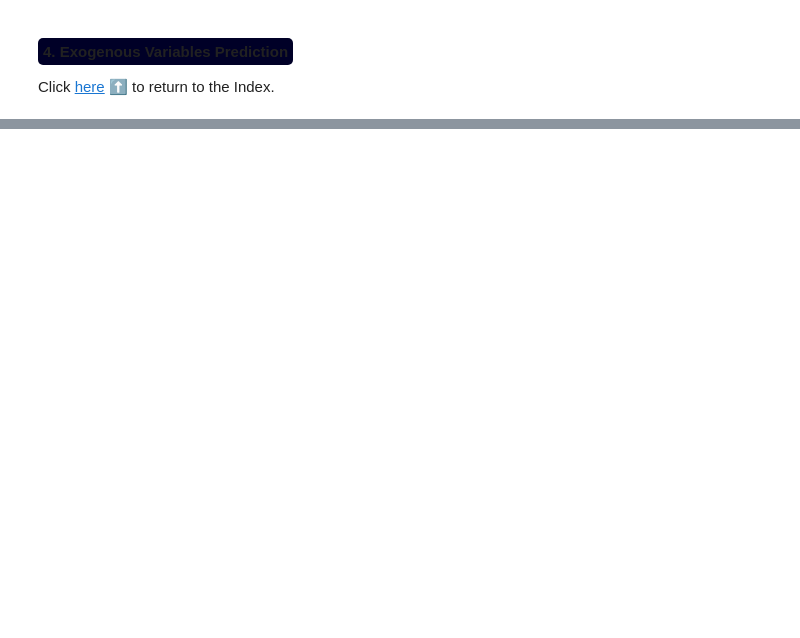
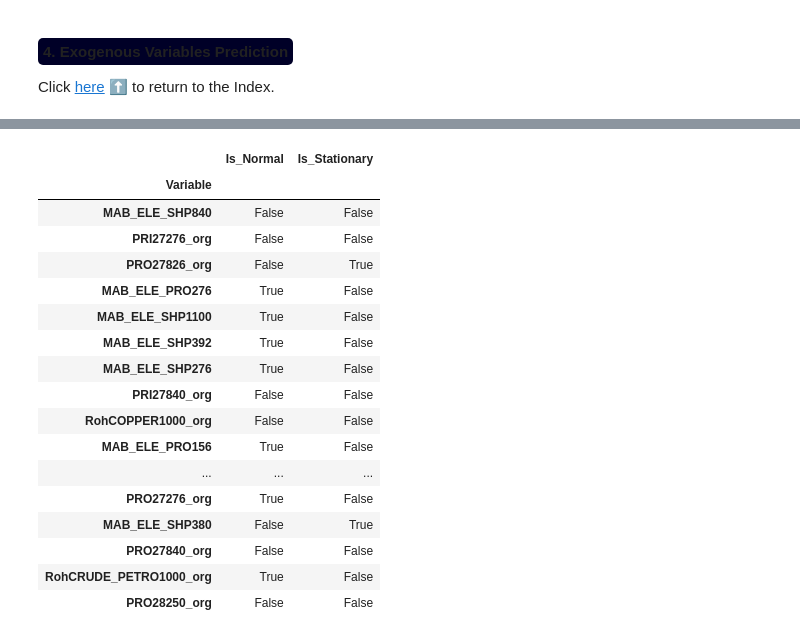
Before and after one commit to BeatrizAzevedoMonteiro/BCwDS_Case-2_SIEMENS_MonthlySalesForecast, a Jupyter notebook: modeling.ipynb, the cells around one changed output, grey strips where cells are left out. Cells and saved outputs as stored; diff of their text form; code cells hidden in the pictures; blank space fills up the shorter version.

```diff
--- a/modeling.ipynb
+++ b/modeling.ipynb
@@ -2328,0 +2347,48 @@ print(df_test_filled.head())
+# %%
+def classify_variable(series):
+    """Classifies variable based on normality and stationarity tests."""
+    clean_series = series.dropna()
+
+    # Initialize results (default: not normal, not stationary)
+    is_normal = False
+    is_stationary = False
+    if len(clean_series) > 3:
+        # Normality test (Shapiro-Wilk)
+        _, shapiro_p = shapiro(clean_series)
+        is_normal = shapiro_p > 0.05  # p > 0.05 → normal
+
+        # Stationarity test (ADF)
+        adf_result = adfuller(clean_series)
+        adf_p = adf_result[1]
+        is_stationary = adf_p < 0.05  # p < 0.05 → stationary
+
+    return is_normal, is_stationary
+
+results = []
+for col in combined_macros.columns:
+    is_normal, is_stationary = classify_variable(combined_macros[col])
+    results.append({
+        "Variable": col,
+        "Is_Normal": is_normal,
+        "Is_Stationary": is_stationary})
+classification_results = pd.DataFrame(results).set_index("Variable")
+classification_results
+# %% [output]
+|  | Is_Normal | Is_Stationary |
+| Variable |  |  |
+| MAB_ELE_SHP840 | False | False |
+| PRI27276_org | False | False |
+| PRO27826_org | False | True |
+| MAB_ELE_PRO276 | True | False |
+| MAB_ELE_SHP1100 | True | False |
+| MAB_ELE_SHP392 | True | False |
+| MAB_ELE_SHP276 | True | False |
+| PRI27840_org | False | False |
+| RohCOPPER1000_org | False | False |
+| MAB_ELE_PRO156 | True | False |
+| ... | ... | ... |
+| PRO27276_org | True | False |
+| MAB_ELE_SHP380 | False | True |
+| PRO27840_org | False | False |
+| RohCRUDE_PETRO1000_org | True | False |
+| PRO28250_org | False | False |
```
Also changed, not shown: parts of 23 cells of this notebook, 2 other files.
